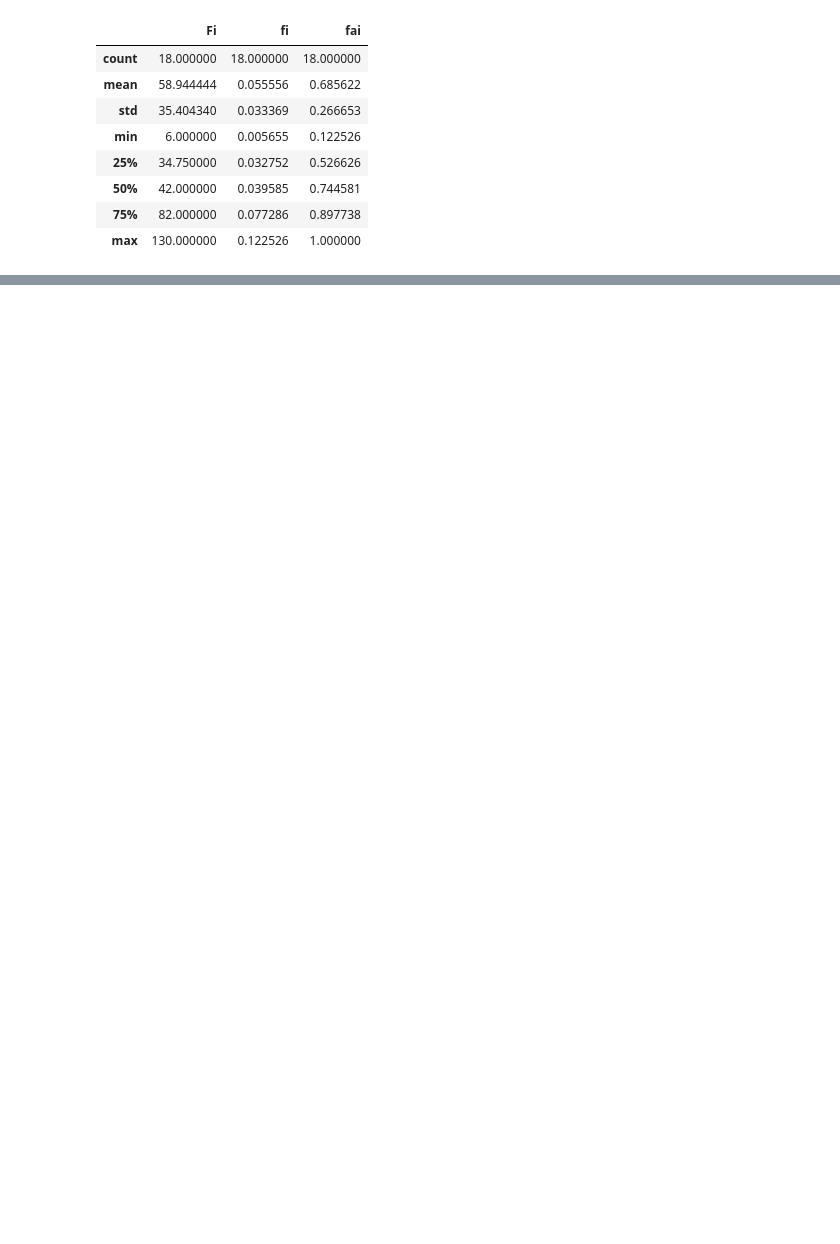
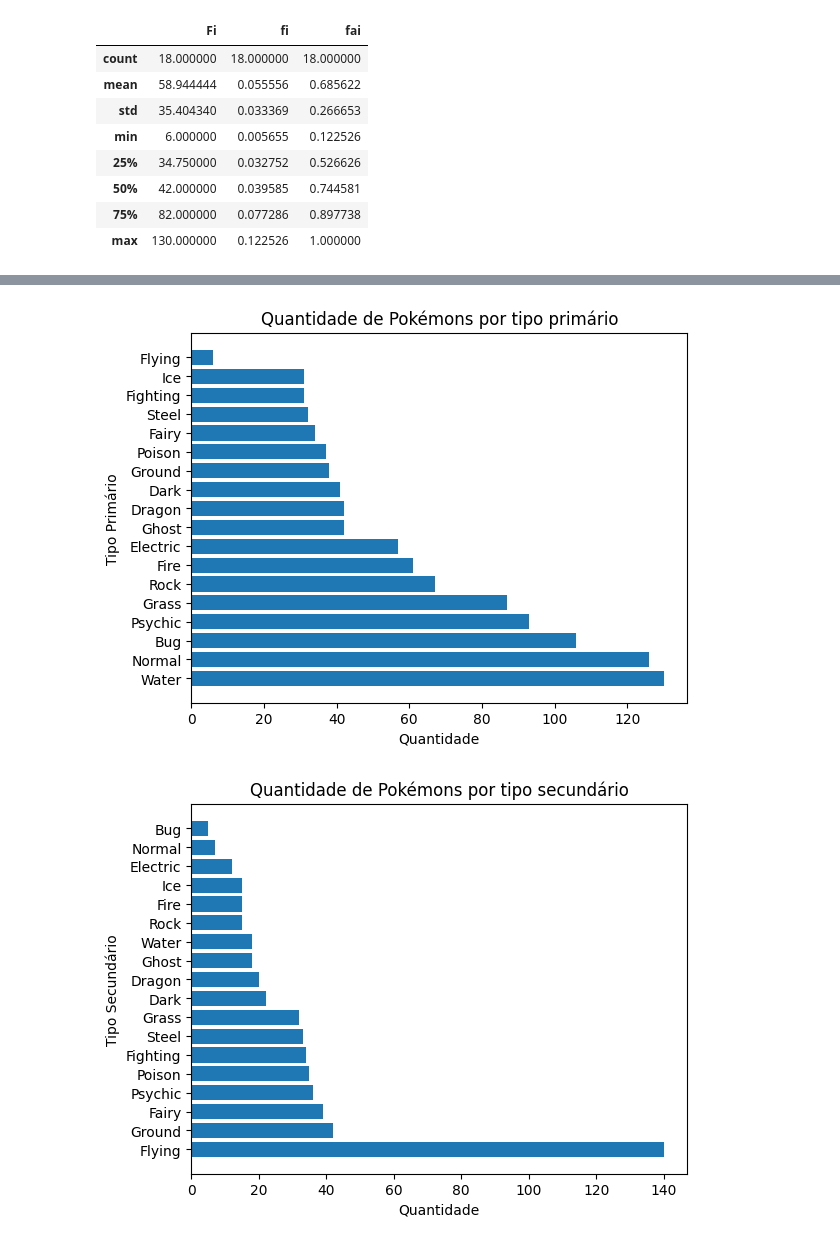
Before and after one commit to stepsbtw/pokestatistica, a Jupyter notebook: pokestatistica.ipynb, the cells around one changed output, grey strips where cells are left out. Cells and saved outputs as stored; diff of their text form; code cells hidden in the pictures; blank space fills up the shorter version.

```diff
--- a/pokestatistica.ipynb
+++ b/pokestatistica.ipynb
@@ -170,3 +255,18 @@ plt.show()
+# %%
+plt.barh(tipo1_Fi.index, tipo1_Fi.values)
+plt.xlabel('Quantidade')
+plt.ylabel('Tipo Primário')
+plt.title('Quantidade de Pokémons por tipo primário')
+plt.show()
+
+plt.barh(tipo2_Fi.index, tipo2_Fi.values)
+plt.xlabel('Quantidade')
+plt.ylabel('Tipo Secundário')
+plt.title('Quantidade de Pokémons por tipo secundário')
+plt.show()
+# %% [output]
+[figure, added]
+[figure, added]
 # %%
 # precisamos analisar a quantidade de cada tipo por geracao!
 # %% [markdown]
```
Also changed, not shown: parts of 21 cells of this notebook.
